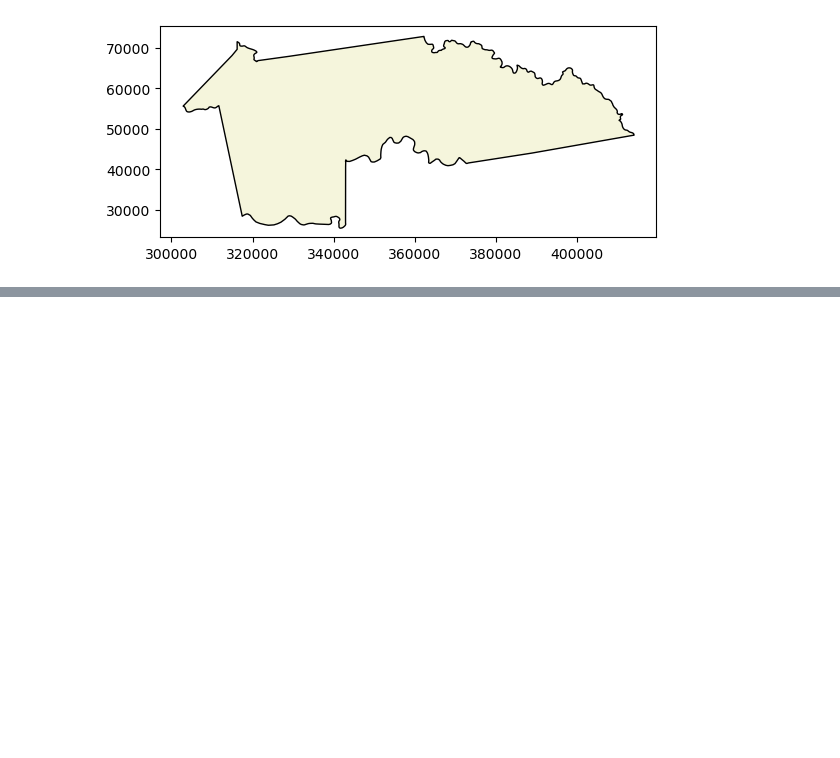
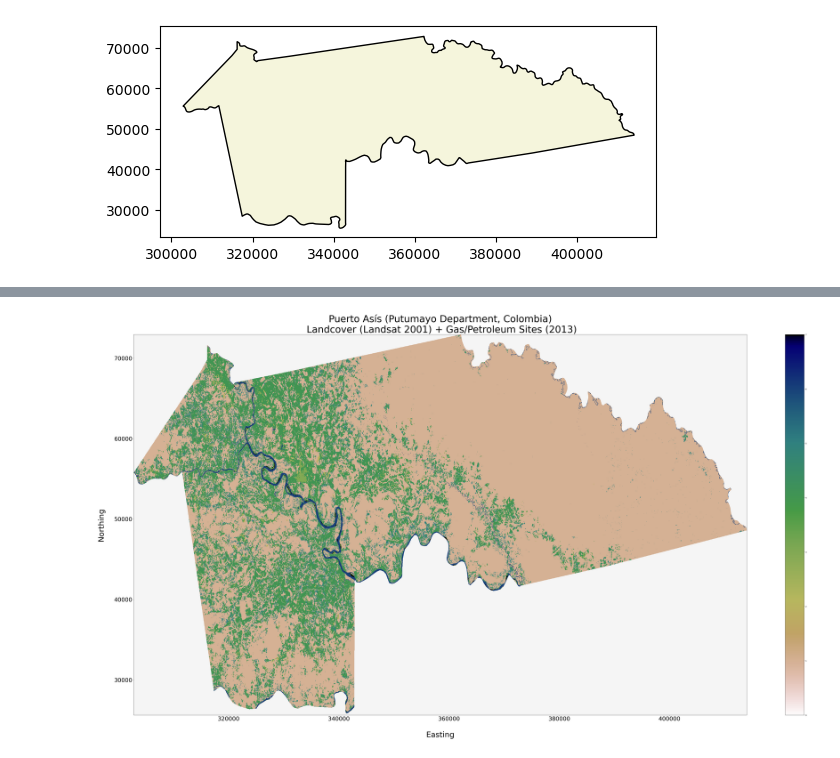
Before and after one commit to macacosta/04-geopark-raster-data, a Jupyter notebook: notebooks/04-geopark-raster-data-solutions.ipynb, the cells around one changed output, grey strips where cells are left out. Drawn from its saved outputs; the diff is of its cells as text; code cells hidden in the pictures; blank space fills up the shorter version.

Commit message:
working on categorical color map

```diff
--- a/notebooks/04-geopark-raster-data-solutions.ipynb
+++ b/notebooks/04-geopark-raster-data-solutions.ipynb
@@ -135,0 +152,17 @@ Error:
+# %%
+# Plot the raster clipped to Florencia (2002)
+fig, ax = plt.subplots(figsize=(72,36))
+clipped_2022.plot(ax=ax,
+                          #alpha=0.8,
+                          add_colorbar=True,
+                          cmap='gist_earth_r')
+
+plt.title("Puerto Asís (Putumayo Department, Colombia)\n Landcover (Landsat 2001) + Gas/Petroleum Sites (2013)",fontsize=50)
+plt.xlabel("\nEasting", fontsize=40)
+plt.ylabel("Northing\n", fontsize=40)
+ax.tick_params(axis='both', which='major', labelsize=30)
+ax.set_facecolor("whitesmoke")
+#ax.annotate('2001', xy=(380000, 30000), size=160)
+plt.show()
+# %% [output]
+[figure, added]
```
Also changed, not shown: parts of 3 cells of this notebook.
